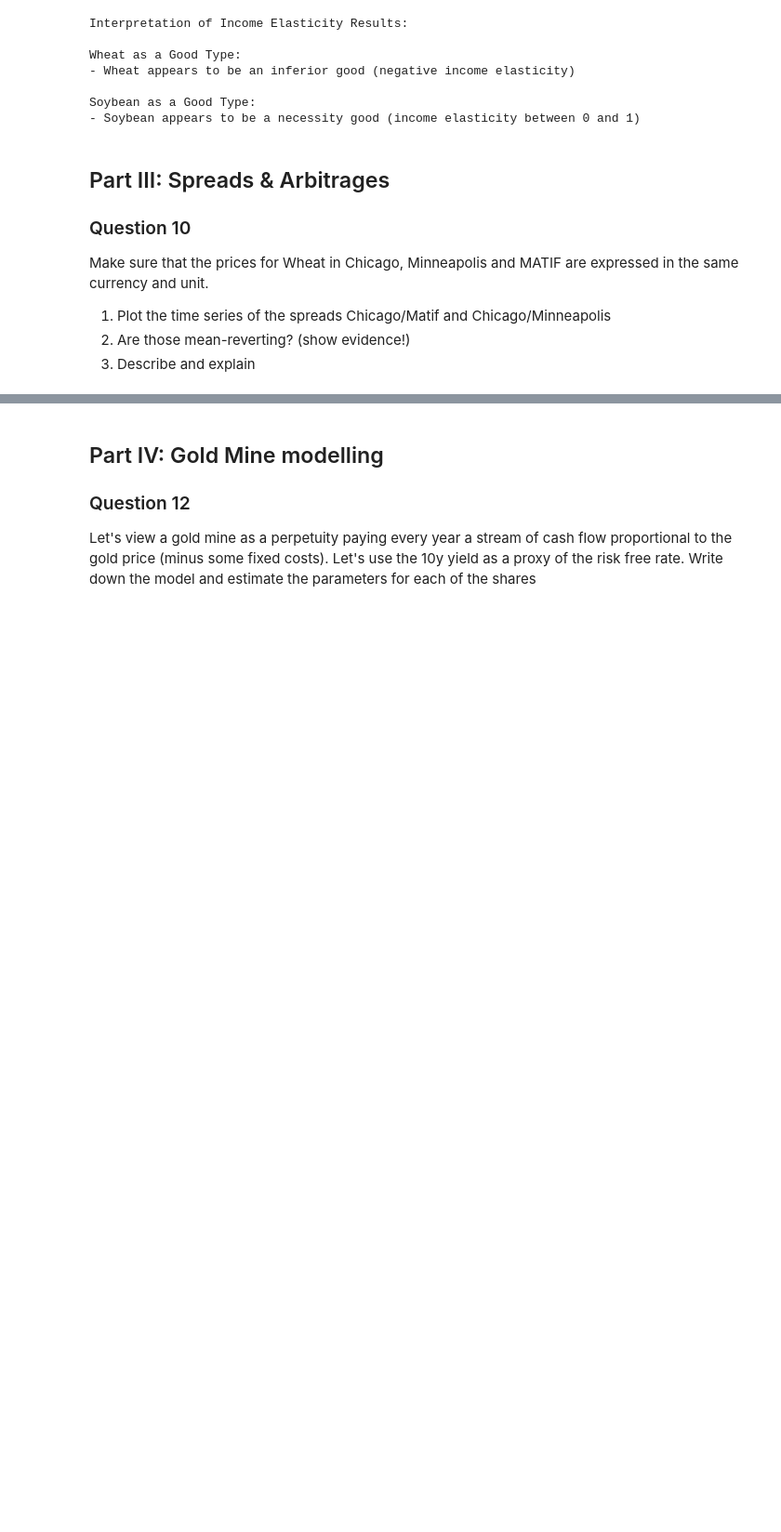
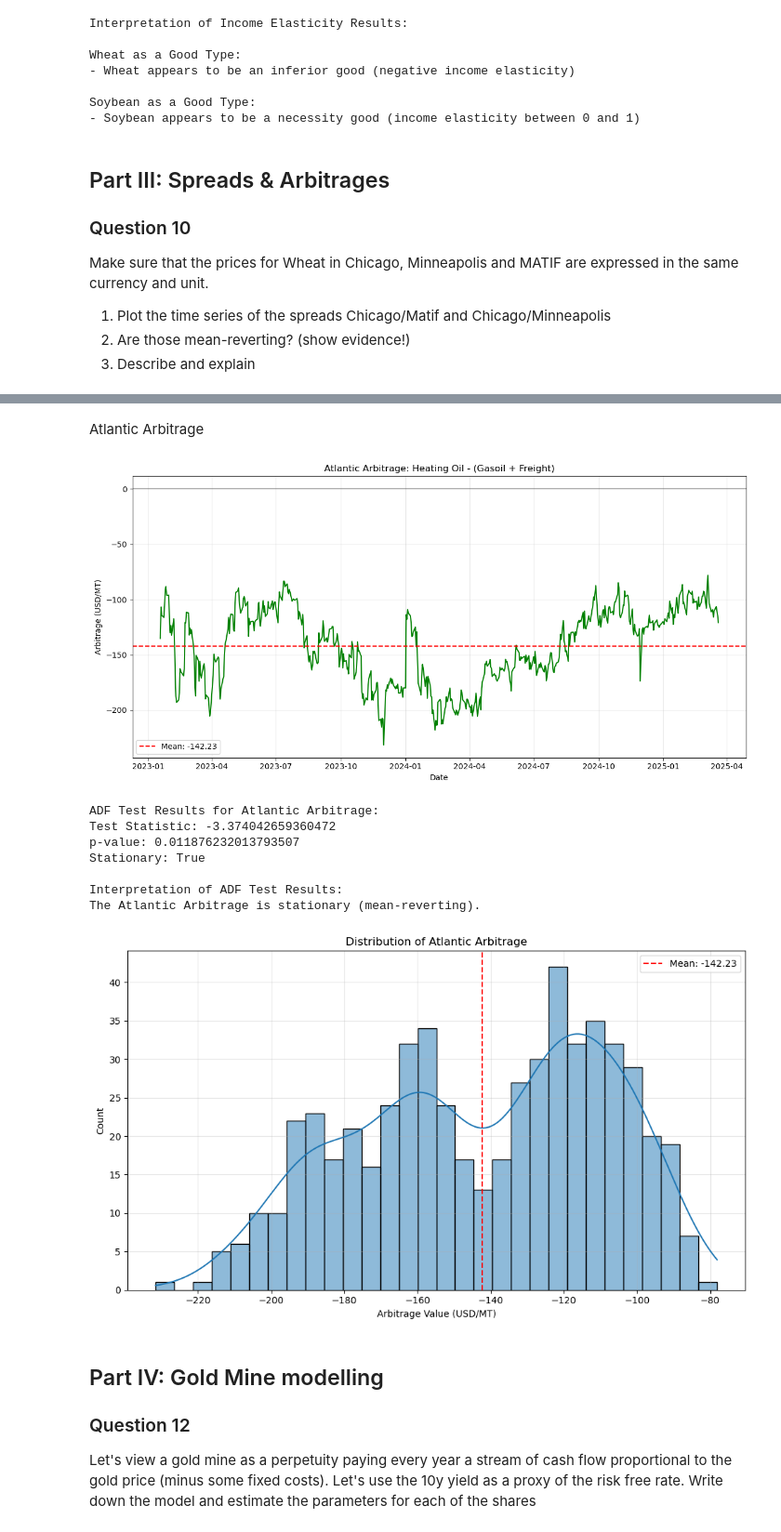
Before and after one commit to thomasmazouzi/Commodities, a Jupyter notebook: Final Version.ipynb, the cells around one changed output, grey strips where cells are left out. Shown at 93% size. Drawn from its saved outputs; the diff is of its cells as text; code cells hidden in the pictures; blank space fills up the shorter version.

```diff
--- a/Final Version.ipynb
+++ b/Final Version.ipynb
@@ -1077,3 +1177,54 @@ Make sure that the prices for Wheat in Chicago, Minneapolis and MATIF are expres
+# %% [markdown]
+Atlantic Arbitrage
+# %%
+# Calculate arbitrage: Heating Oil price - (Gasoil price + Freight cost)
+data_11['Atlantic Arbitrage'] = data_11['Heating Oil (USD/MT)'] - (data_11['IPE gasoil'] + data_11['TC2 37kt'])
+
+# Plot the arbitrage
+plt.figure(figsize=(12, 6))
+plt.plot(data_11.index, data_11['Atlantic Arbitrage'], 'g-')
+plt.title('Atlantic Arbitrage: Heating Oil - (Gasoil + Freight)')
+plt.xlabel('Date')
+plt.ylabel('Arbitrage (USD/MT)')
+plt.grid(True, alpha=0.3)
+plt.axhline(y=0, color='black', linestyle='-', alpha=0.3)
+plt.axhline(y=data_11['Atlantic Arbitrage'].mean(), color='r', linestyle='--',
+            label=f'Mean: {data_11["Atlantic Arbitrage"].mean():.2f}')
+plt.legend()
+plt.tight_layout()
+plt.show()
+
+# Test for mean reversion of the arbitrage
+adf_results_arbitrage = adf_test(data_11['Atlantic Arbitrage'])
+print("\nADF Test Results for Atlantic Arbitrage:")
+print(f"Test Statistic: {adf_results_arbitrage['Test Statistic']}")
+print(f"p-value: {adf_results_arbitrage['p-value']}")
+print(f"Stationary: {adf_results_arbitrage['Stationary']}")
+print("\nInterpretation of ADF Test Results:")
+
+print("The Atlantic Arbitrage is stationary (mean-reverting).")
+
+# Distribution of arbitrage
+plt.figure(figsize=(10, 6))
+sns.histplot(data_11['Atlantic Arbitrage'].dropna(), kde=True, bins=30)
+plt.axvline(data_11['Atlantic Arbitrage'].mean(), color='r', linestyle='--',
+            label=f'Mean: {data_11["Atlantic Arbitrage"].mean():.2f}')
+plt.title('Distribution of Atlantic Arbitrage')
+plt.xlabel('Arbitrage Value (USD/MT)')
+plt.grid(True, alpha=0.3)
+plt.legend()
+plt.tight_layout()
+plt.show()
+# %% [output]
+[figure, added]
+ADF Test Results for Atlantic Arbitrage:
+Test Statistic: -3.374042659360472
+p-value: 0.011876232013793507
+Stationary: True
+
+Interpretation of ADF Test Results:
+The Atlantic Arbitrage is stationary (mean-reverting).
+[figure, added]
 # %% [markdown]
 ## Part IV: Gold Mine modelling
 
```
Also changed, not shown: parts of 13 cells of this notebook.
